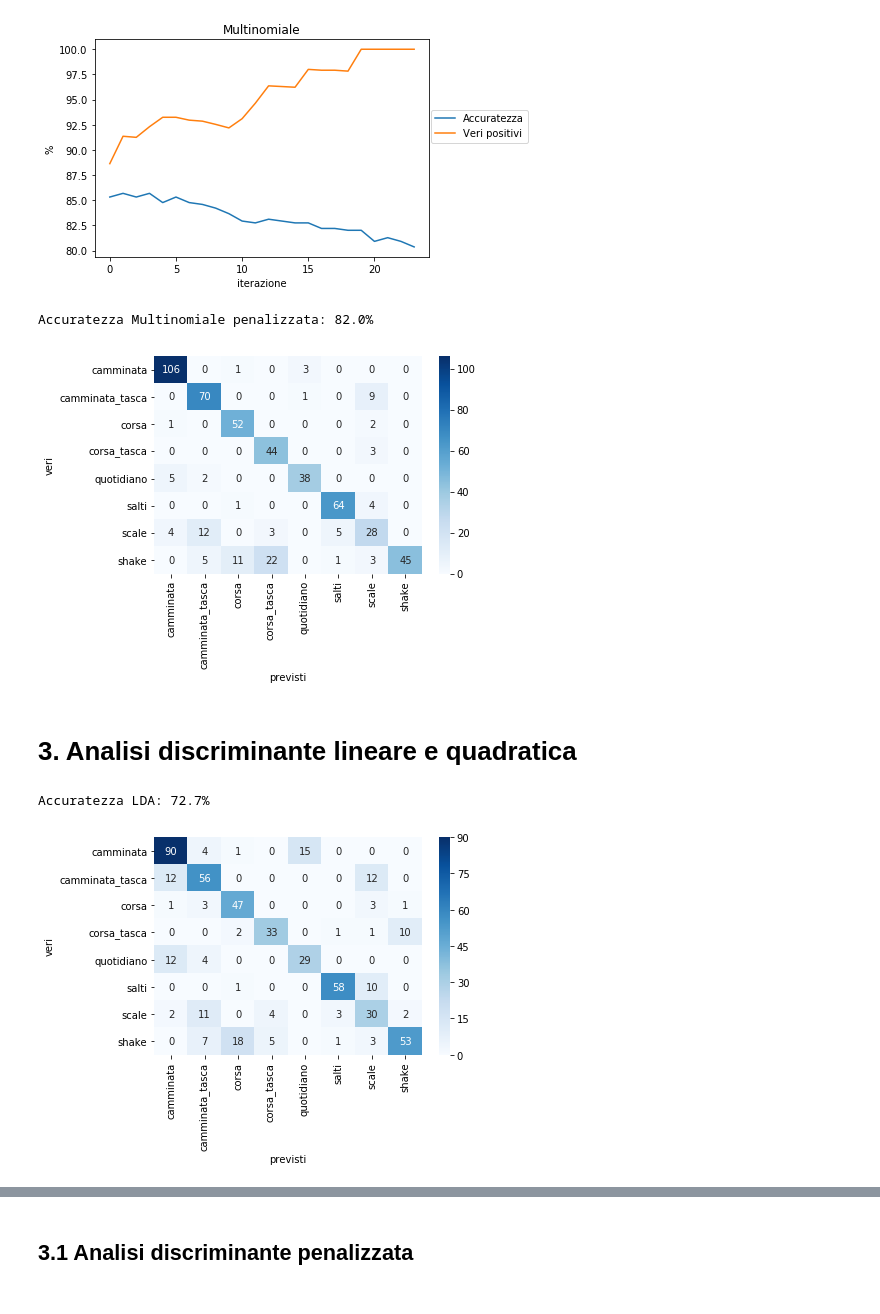
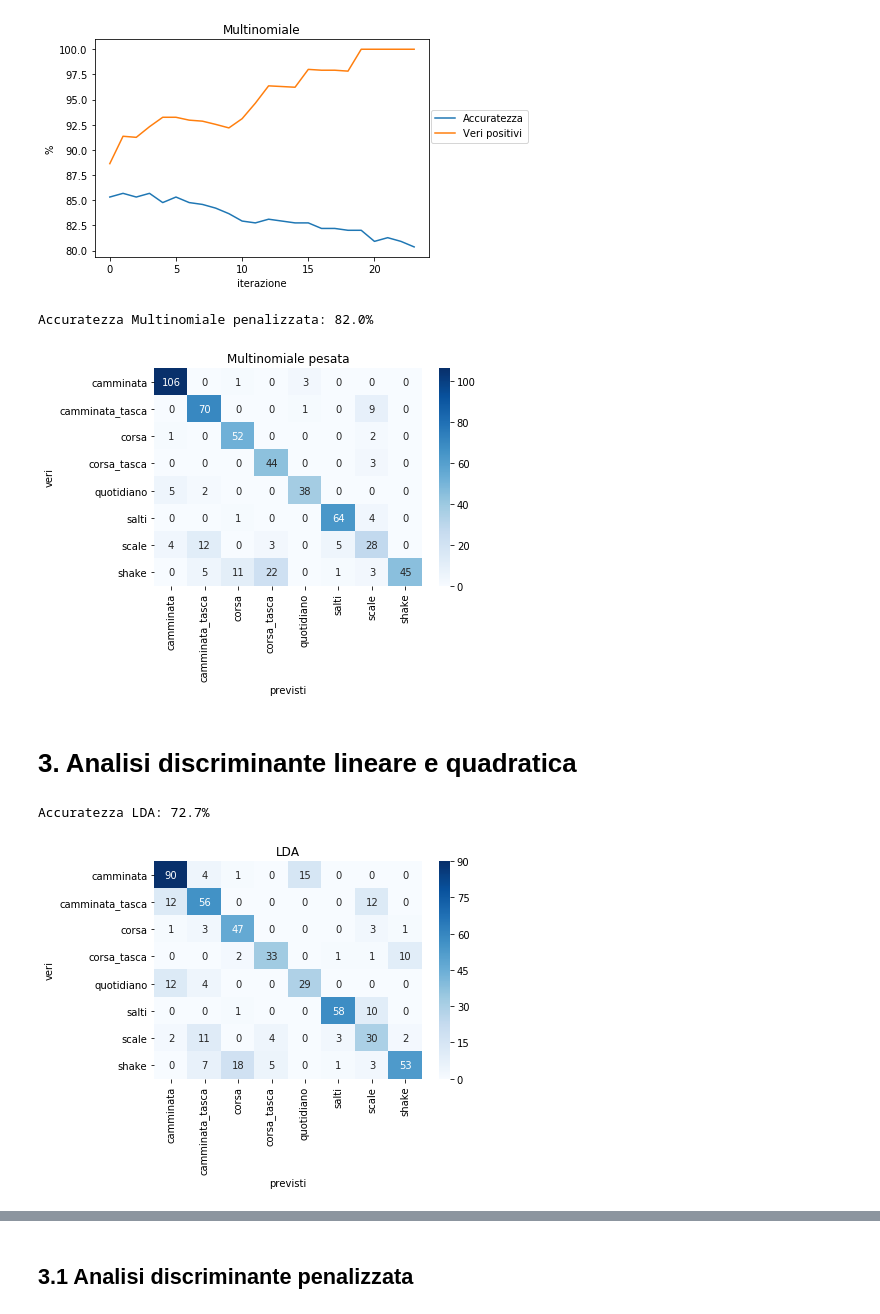
Before and after one commit to DedZago/msbd, a Jupyter notebook: Completo.ipynb, the cells around one changed output, grey strips where cells are left out. Saved outputs shown, nothing was run; the diff lists cells and outputs as text; code cells hidden in the pictures.

```diff
--- a/Completo.ipynb
+++ b/Completo.ipynb
@@ -169,19 +172,19 @@ plt.show()
 # %%
 i = pesi[lista_veri_positivi_mn.index(100)]
 weights = y_train.value_counts()/y_train.value_counts().sum()
 weights["shake"]/=i
 weights/=weights.sum()
 w = {ind:weights[ind] for ind in weights.index}
 model = LogisticRegression(penalty="l2", C=float("inf"), random_state=42,
                                multi_class="multinomial",solver="newton-cg", max_iter=100, class_weight=w)
 model.fit(X_train, y_train)
 y_pred = model.predict(X_val)
 acc_mn_pen = 100*accuracy_score(y_val, y_pred)
 print("Accuratezza Multinomiale penalizzata: {:.1f}%".format(acc_mn_pen))
-MatriceConfusione(y_val, y_pred,nome_immagine=FIG_PATH+"confusionMatrix-Mn-penalizzata")
+MatriceConfusione(y_val, y_pred,nome_immagine=FIG_PATH+"confusionMatrix-Mn-penalizzata", title="Multinomiale pesata")
 # %% [output]
 Accuratezza Multinomiale penalizzata: 82.0%
-[figure, old version]
+[figure, new version]
 # %%
 #-------------------- TODO ---------------------#
 # Prendere il peso migliore per la multinomiale #
@@ -206,10 +209,10 @@ X_lda=lda.fit(X_train, y_train)
 y_pred_lda = lda.predict(X_val)
 acc_lda = 100*accuracy_score(y_val, y_pred_lda)
 print("Accuratezza LDA: {:.1f}%".format(acc_lda))
-MatriceConfusione(y_val, y_pred_lda,nome_immagine=FIG_PATH+"confusionMatrix-LDA")
+MatriceConfusione(y_val, y_pred_lda,nome_immagine=FIG_PATH+"confusionMatrix-LDA", title="LDA")
 # %% [output]
 Accuratezza LDA: 72.7%
-[figure, old version]
+[figure, new version]
 # %%
 qda = QuadraticDiscriminantAnalysis()
 qda.fit(X_train, y_train)
```
Also changed, not shown: parts of 16 cells of this notebook, 33 other files.
